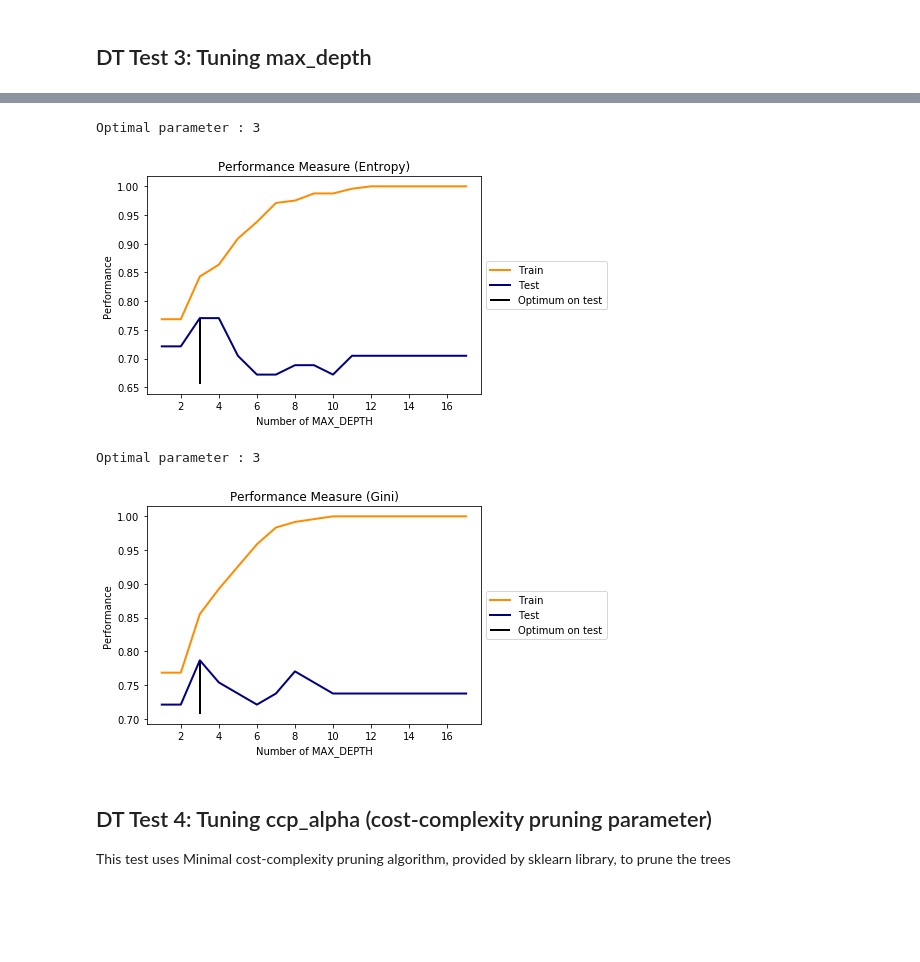
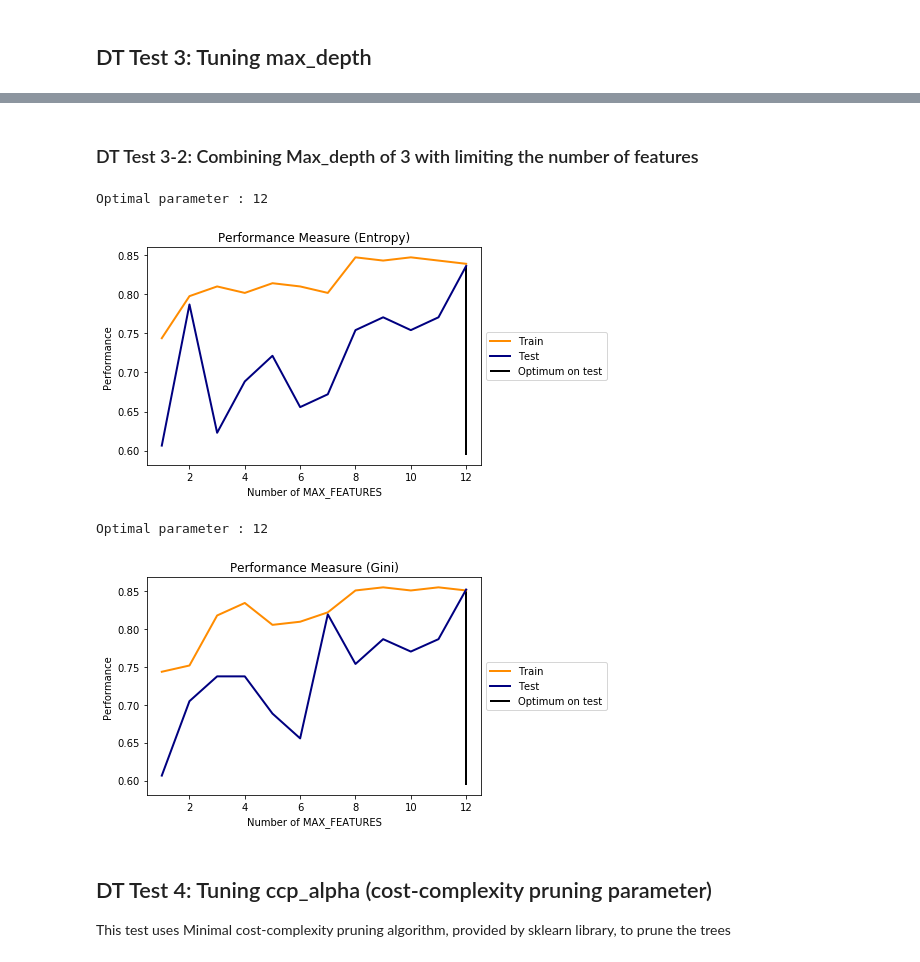
Before and after one commit to mattCoretex/Machine-Learning-Experimentation, a Jupyter notebook: SENG 474/a1-cleveland-heart-disease/Assignment #1 - Cleveland Heart Disease.ipynb, the cells around one changed output, grey strips where cells are left out. Cells and saved outputs as stored; diff of their text form; code cells hidden in the pictures; blank space fills up the shorter version.

```diff
--- a/SENG 474/a1-cleveland-heart-disease/Assignment #1 - Cleveland Heart Disease.ipynb
+++ b/SENG 474/a1-cleveland-heart-disease/Assignment #1 - Cleveland Heart Disease.ipynb
@@ -200,27 +224,29 @@ plt.show()
+# %% [markdown]
+### DT Test 3-2: Combining Max_depth of 3 with limiting the number of features
 # %%
-classifier1 = DecisionTreeClassifier(criterion = 'entropy', random_state = 0)
-classifier2 = DecisionTreeClassifier(criterion = 'gini', random_state = 0)
+classifier1 = DecisionTreeClassifier(criterion = 'entropy', max_depth=3, random_state = 0)
+classifier2 = DecisionTreeClassifier(criterion = 'gini', max_depth=3, random_state = 0)
 
 # Parameter to test
-param = 'max_depth'
-param_range = np.arange(1,18,1)
+param = 'max_features'
+param_range = np.arange(1,13,1)
 
 models = {
     'entropy':calculate_errors(classifier1, param, param_range),
     'gini':calculate_errors(classifier2, param, param_range)
 }
 
 graph_train_test_errors(models['entropy'][0], models['entropy'][1],
                         param, param_range, title=' (Entropy)')
 graph_train_test_errors(models['gini'][0], models['gini'][1],
                         param, param_range, title=' (Gini)')
 
 models.clear()
 # %% [output]
-Optimal parameter : 3
+Optimal parameter : 12
-[figure, old version]
+[figure, new version]
-Optimal parameter : 3
+Optimal parameter : 12
-[figure, old version]
+[figure, new version]
 # %% [markdown]
 ## DT Test 4: Tuning ccp_alpha (cost-complexity pruning parameter)
 
```
Also changed, not shown: parts of 11 cells of this notebook.
